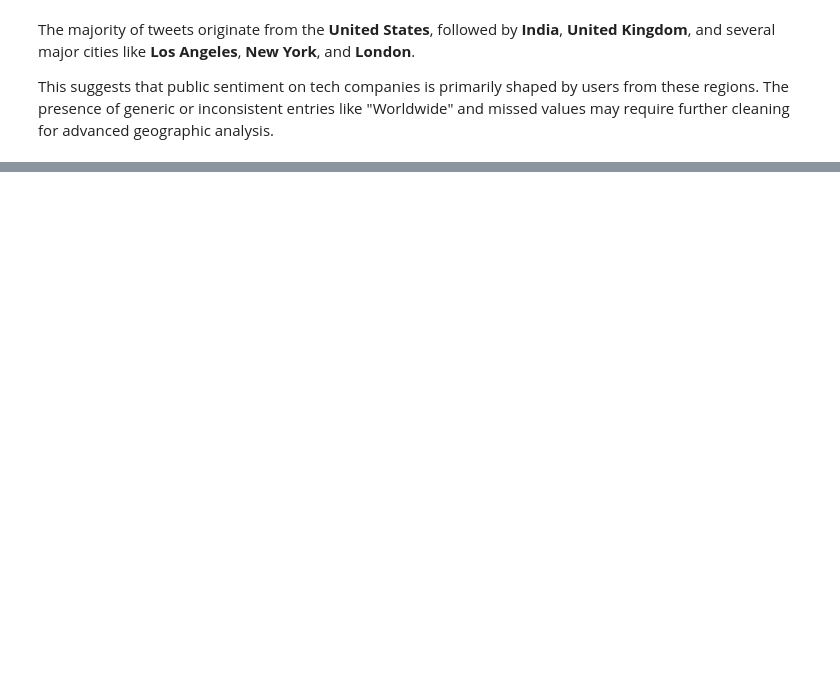
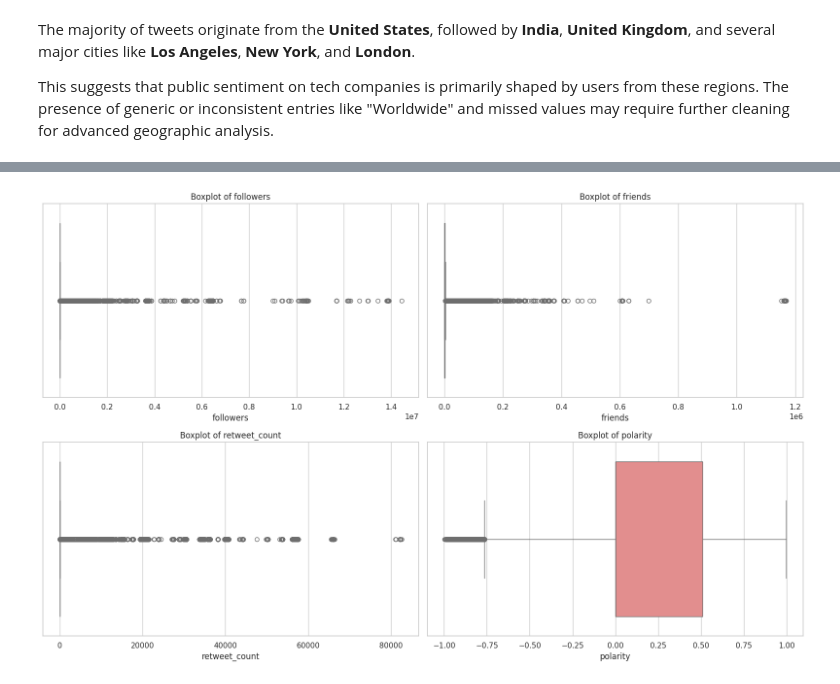
Before and after one commit to mila-klimovich/DI-Bootcamp, a Jupyter notebook: week16/tech_sentiment_analysis.ipynb, the cells around one changed output, grey strips where cells are left out. Drawn from its saved outputs; the diff is of its cells as text; code cells hidden in the pictures; blank space fills up the shorter version.

```diff
--- a/week16/tech_sentiment_analysis.ipynb
+++ b/week16/tech_sentiment_analysis.ipynb
@@ -291,0 +308,15 @@ This suggests that public sentiment on tech companies is primarily shaped by use
+# %%
+# Drop rows with missing critical values
+df = df.dropna(subset=['text', 'polarity', 'retweet_count', 'twitter_id'])
+
+# Fill missing location and username with 'Unknown' if needed later
+df['location'] = df['location'].fillna('Unknown')
+df['username'] = df['username'].fillna('Unknown')
+# %%
+# Check for duplicate tweets based on text and user
+duplicates = df.duplicated(subset=['text', 'username'])
+print(f"Number of duplicate tweets: {duplicates.sum()}")
+
+# Drop duplicates
+df = df.drop_duplicates(subset=['text', 'username'])
+print(f"Shape after removing duplicates: {df.shape}")
@@ -291,0 +326,9 @@ This suggests that public sentiment on tech companies is primarily shaped by use
+# %%
+# Convert 'created_at' column to datetime
+df['created_at'] = pd.to_datetime(df['created_at'], errors='coerce')
+
+# Check for any conversion issues
+print(f"Number of NaT values in 'created_at': {df['created_at'].isna().sum()}")
+
+# Preview updated column
+df[['created_at']].head()
@@ -291,0 +343,19 @@ This suggests that public sentiment on tech companies is primarily shaped by use
+# %%
+# Boxplots for Outlier Detection
+# Set visual style
+sns.set(style="whitegrid")
+
+# Define numeric columns to check for outliers
+numeric_cols = ['followers', 'friends', 'retweet_count', 'polarity']
+
+# Create boxplots for each variable
+plt.figure(figsize=(16, 10))
+for i, col in enumerate(numeric_cols, 1):
+    plt.subplot(2, 2, i)
+    sns.boxplot(x=df[col], color='lightcoral')
+    plt.title(f'Boxplot of {col}')
+    plt.tight_layout()
+
+plt.show()
+# %% [output]
+[figure, added]
```
Also changed, not shown: parts of 15 cells of this notebook.
